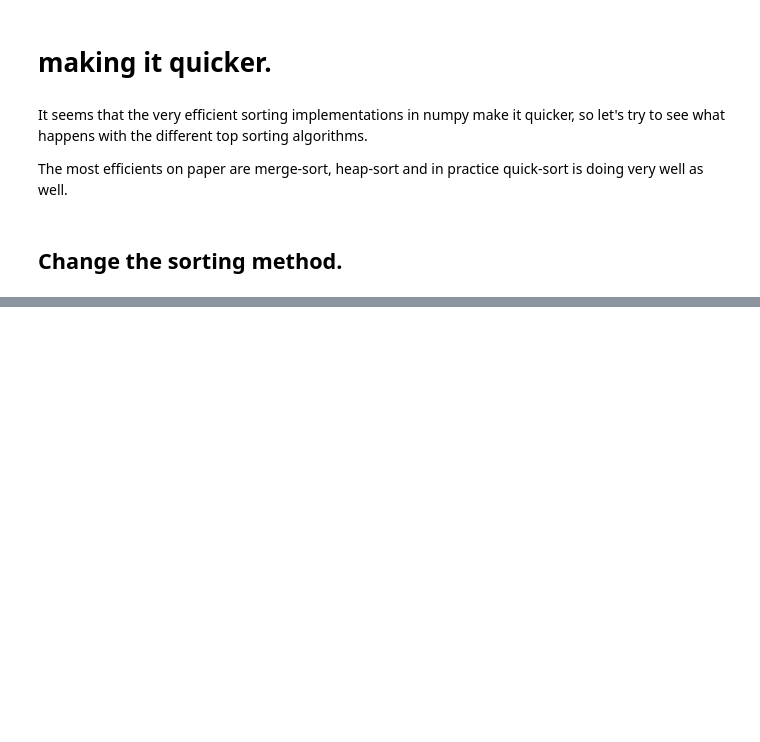
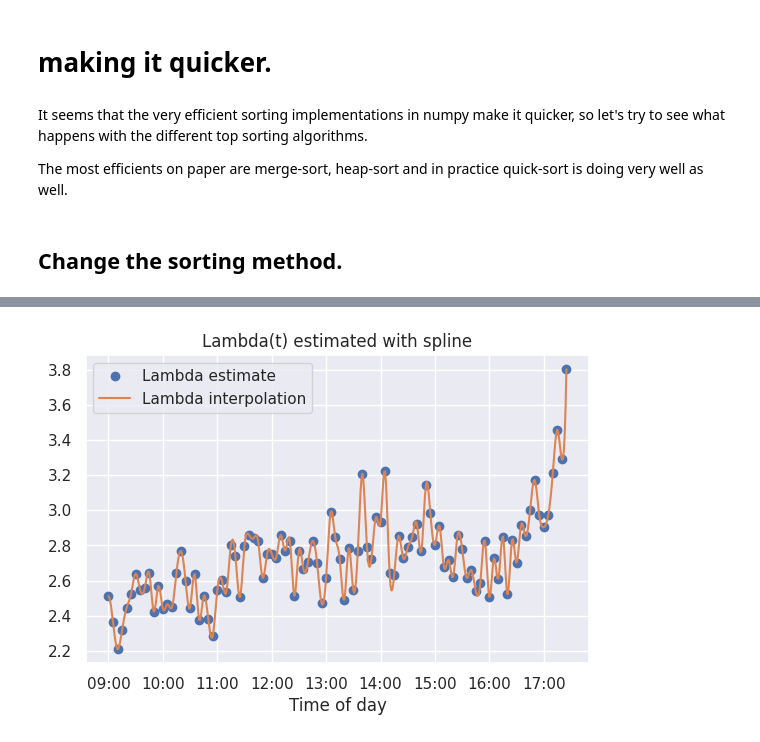
Before and after one commit to adriens63/labs, a Jupyter notebook: DHF-LAB3-ELJEILANY-SERVIERE.ipynb, the cells around one changed output, grey strips where cells are left out. Cells and saved outputs as stored; diff of their text form; code cells hidden in the pictures; blank space fills up the shorter version.

```diff
--- a/DHF-LAB3-ELJEILANY-SERVIERE.ipynb
+++ b/DHF-LAB3-ELJEILANY-SERVIERE.ipynb
@@ -212,0 +152,6 @@ df_t.head()
+# %%
+## list the files in the directory
+data_files_list = os.listdir("Data/RENA.PA/")
+data_files_list = [f for f in data_files_list if "trades" in f]
+## import each day as a pandas DF in a dictionary
+data_dict = {i : pd.read_csv("Data/RENA.PA/"+f) for i,f in zip(range(len(data_files_list)),data_files_list) }
@@ -212,0 +183,13 @@ df_t.head()
+# %%
+x = 5 ## number of minutes for grouping
+for _, df in data_dict.items():
+    df[f'ts_{x}'] = df['ts'].apply(lambda x: pd.Timestamp(year=x.year, month=x.month, day=x.day, hour=x.hour, minute=(x.minute//5)*5))
+    df['min_x'] = df[f'ts_{x}'].dt.minute
+    df['hour_x'] = df[f'ts_{x}'].dt.hour
+monthly_data= pd.concat(list(data_dict.values()),axis = 0)
+# %%
+lambda_t = 1/monthly_data.groupby(['hour_x','min_x']).mean().loc[:,["trades"]]
+lambda_t = lambda_t.rename({ "volume" : "lambda_t" },axis = 1)
+lambda_t
+## we then get an estimate of lambda t for each time interval of 5 minutes except this estimate is not regular
+## so we regularize it using spline interpolation
@@ -212,0 +211,19 @@ df_t.head()
+# %%
+x_time = pd.date_range("2023-01-01 09:00:00","2023-01-01 17:25:00",freq = '5min')
+y = lambda_t.values
+lambda_t_spline = CubicSpline(x_time,y, extrapolate = False)
+
+x_time_spline = pd.date_range("2023-01-01 09:00:00","2023-01-01 17:29:00",freq = '1min')
+fig, ax = plt.subplots(figsize=(6.5, 4))
+
+ax.plot(x_time, y, 'o', label='Lmabda observed')
+ax.plot(x_time_spline, lambda_t_spline(x_time_spline), label="Lambda spline")
+xfmt = md.DateFormatter('%H:%M')
+ax.xaxis.set_major_formatter(xfmt)
+plt.title('Lambda(t) estimated with spline')
+plt.xlabel("Time of day")
+plt.legend(['Lambda estimate', "Lambda interpolation"])
+
+plt.show()
+# %% [output]
+[figure, added]
```
Also changed, not shown: parts of 31 cells of this notebook, 6 other files.
